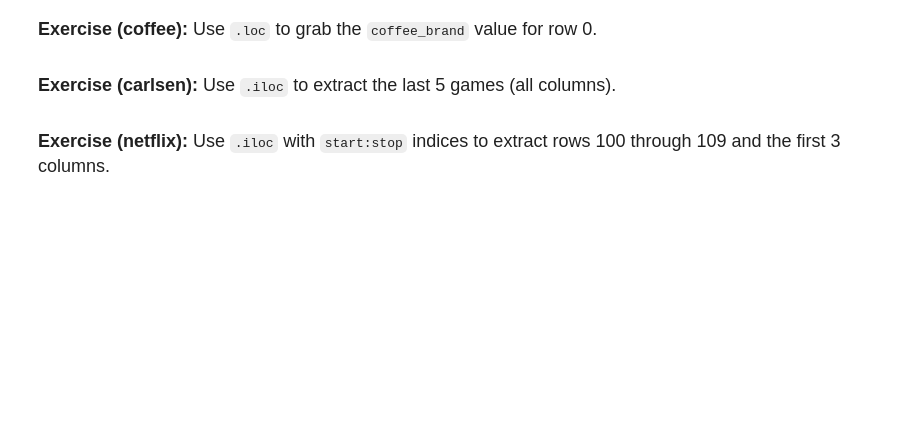
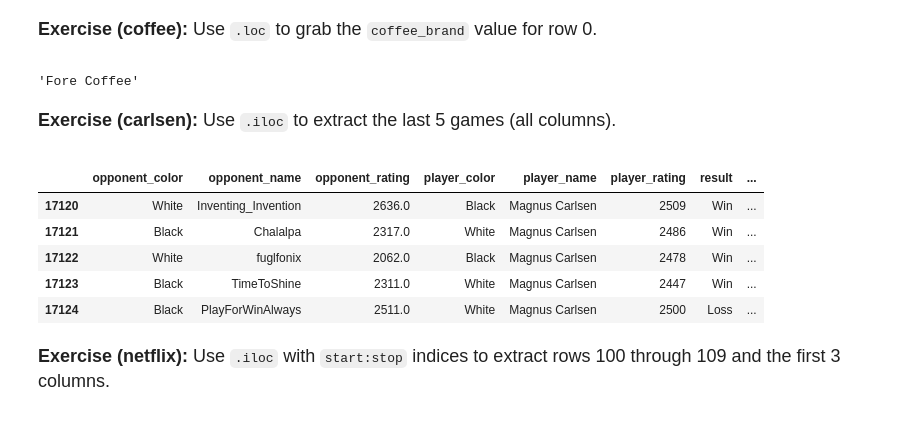
Before and after one commit to Michal-Fink/datasci185fall2026, a Jupyter notebook: Lecture_17_Pandas/lecture_17_Pandas_basics.ipynb, the cells around one changed output. Cells and saved outputs as stored; diff of their text form; code cells hidden in the pictures; blank space fills up the shorter version.

```diff
--- a/Lecture_17_Pandas/lecture_17_Pandas_basics.ipynb
+++ b/Lecture_17_Pandas/lecture_17_Pandas_basics.ipynb
@@ -93,3 +166,6 @@ display(carfeatures.head(7))
 **Exercise (Chess):** Read `data_raw/exercise_data/magnus_carlsen_all_online_games_cleaned.csv` into `carlsen` and print the first 5 rows.
 # %%
 # your answer here
+
+carlsen = pd.read_csv("data_raw/exercise_data/magnus_carlsen_all_online_games_cleaned.csv")
+print(carlsen.head(5))
@@ -432,12 +981,23 @@ Works similarly for blocks of columns, or blocks of both rows and columns
 **Exercise (coffee):** Use `.loc` to grab the `coffee_brand` value for row 0.
 # %%
 # your answer here
+coffee.loc[0, "coffee_brand"]
+# %% [output]
+'Fore Coffee'
 # %% [markdown]
 <font size = "4">
 
 **Exercise (carlsen):** Use `.iloc` to extract the last 5 games (all columns).
 # %%
 # your answer here
+carlsen.iloc[-5:, :]
+# %% [output]
+|  | opponent_color | opponent_name | opponent_rating | player_color | player_name | player_rating | result | ... |
+| 17120 | White | Inventing_Invention | 2636.0 | Black | Magnus Carlsen | 2509 | Win | ... |
+| 17121 | Black | Chalalpa | 2317.0 | White | Magnus Carlsen | 2486 | Win | ... |
+| 17122 | White | fuglfonix | 2062.0 | Black | Magnus Carlsen | 2478 | Win | ... |
+| 17123 | Black | TimeToShine | 2311.0 | White | Magnus Carlsen | 2447 | Win | ... |
+| 17124 | Black | PlayForWinAlways | 2511.0 | White | Magnus Carlsen | 2500 | Loss | ... |
 # %% [markdown]
 <font size = "4">
 
```
Also changed, not shown: parts of 65 cells of this notebook, 1 other file.
